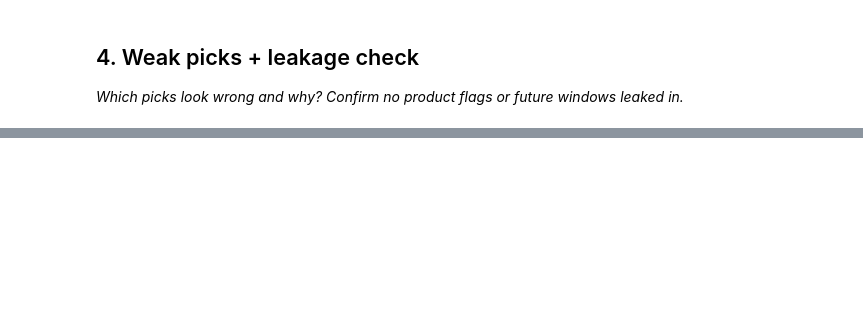
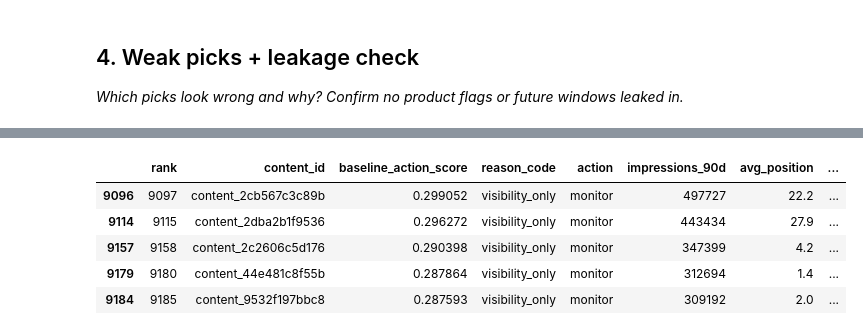
Before and after one commit to Adarsh24BDA70227/flyrank-ml-track, a Jupyter notebook: work/notebooks/w04_baseline_score.ipynb, the cells around one changed output, grey strips where cells are left out. Drawn from its saved outputs; the diff is of its cells as text; code cells hidden in the pictures; blank space fills up the shorter version.

```diff
--- a/work/notebooks/w04_baseline_score.ipynb
+++ b/work/notebooks/w04_baseline_score.ipynb
@@ -46,0 +509,93 @@ Before you submit, confirm each line honestly:
+# %%
+# This cell is for CODE (numbers, a query, a check).
+# Write your text answer in the cell ABOVE this one — typing sentences here breaks Run All.
+# =========================================================
+# SECTION 4 — WEAK PICKS + LEAKAGE CHECK
+# =========================================================
+
+# ---------------------------------------------------------
+# 1. Identify weak-pick candidates
+# ---------------------------------------------------------
+
+weak_picks = queue[
+    queue["reason_code"] == "visibility_only"
+].head(5).copy()
+
+print("Weak-pick candidates:")
+display(
+    weak_picks[
+        [
+            "rank",
+            "content_id",
+            "baseline_action_score",
+            "reason_code",
+            "action",
+            "impressions_90d",
+            "avg_position",
+            "ctr"
+        ]
+    ]
+)
+
+
+# ---------------------------------------------------------
+# 2. Explain why these can be weak
+# ---------------------------------------------------------
+
+print("\nWhy these may be weak:")
+print(
+    "These items receive ranking support from visibility, "
+    "but they do not satisfy the explicit low-CTR opportunity "
+    "condition. High impressions alone do not prove that an "
+    "action is needed."
+)
+
+
+# ---------------------------------------------------------
+# 3. Leakage check
+# ---------------------------------------------------------
+
+score_features = [
+    "ctr_opportunity_score",
+    "visibility_score"
+]
+
+print("\nScoring features used:")
+print(score_features)
+
+forbidden_features = [
+    "trend_direction",
+    "trend_pct",
+    "is_declining_label"
+]
+
+print("\nForbidden / label-derived feature check:")
+
+for feature in forbidden_features:
+    print(
+        feature,
+        "→ NOT USED IN SCORE"
+    )
+
+
+# ---------------------------------------------------------
+# 4. Explicit product-flag check
+# ---------------------------------------------------------
+
+product_flag_candidates = [
+    column
+    for column in df.columns
+    if "flag" in column.lower()
+]
+
+print("\nColumns containing 'flag':")
+print(product_flag_candidates)
+
+print(
+    "\nProduct decision flags are not used as scoring features."
+)
+
+print(
+    "Future-window fields are not used as scoring features."
+)
+# %% [output]
@@ -46,0 +603,6 @@ Before you submit, confirm each line honestly:
+|  | rank | content_id | baseline_action_score | reason_code | action | impressions_90d | avg_position | ... |
+| 9096 | 9097 | content_2cb567c3c89b | 0.299052 | visibility_only | monitor | 497727 | 22.2 | ... |
+| 9114 | 9115 | content_2dba2b1f9536 | 0.296272 | visibility_only | monitor | 443434 | 27.9 | ... |
+| 9157 | 9158 | content_2c2606c5d176 | 0.290398 | visibility_only | monitor | 347399 | 4.2 | ... |
+| 9179 | 9180 | content_44e481c8f55b | 0.287864 | visibility_only | monitor | 312694 | 1.4 | ... |
+| 9184 | 9185 | content_9532f197bbc8 | 0.287593 | visibility_only | monitor | 309192 | 2.0 | ... |
```
Also changed, not shown: parts of 18 cells of this notebook.
